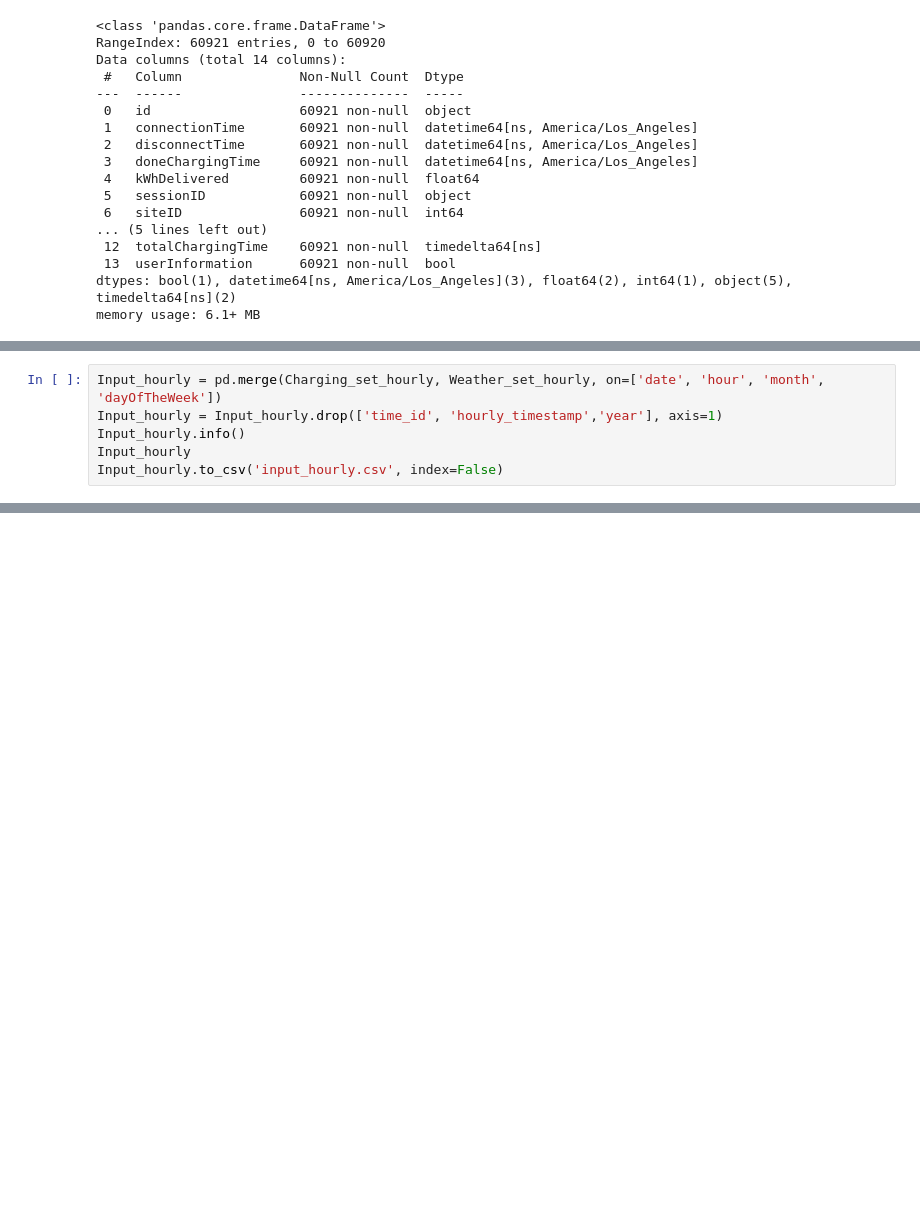
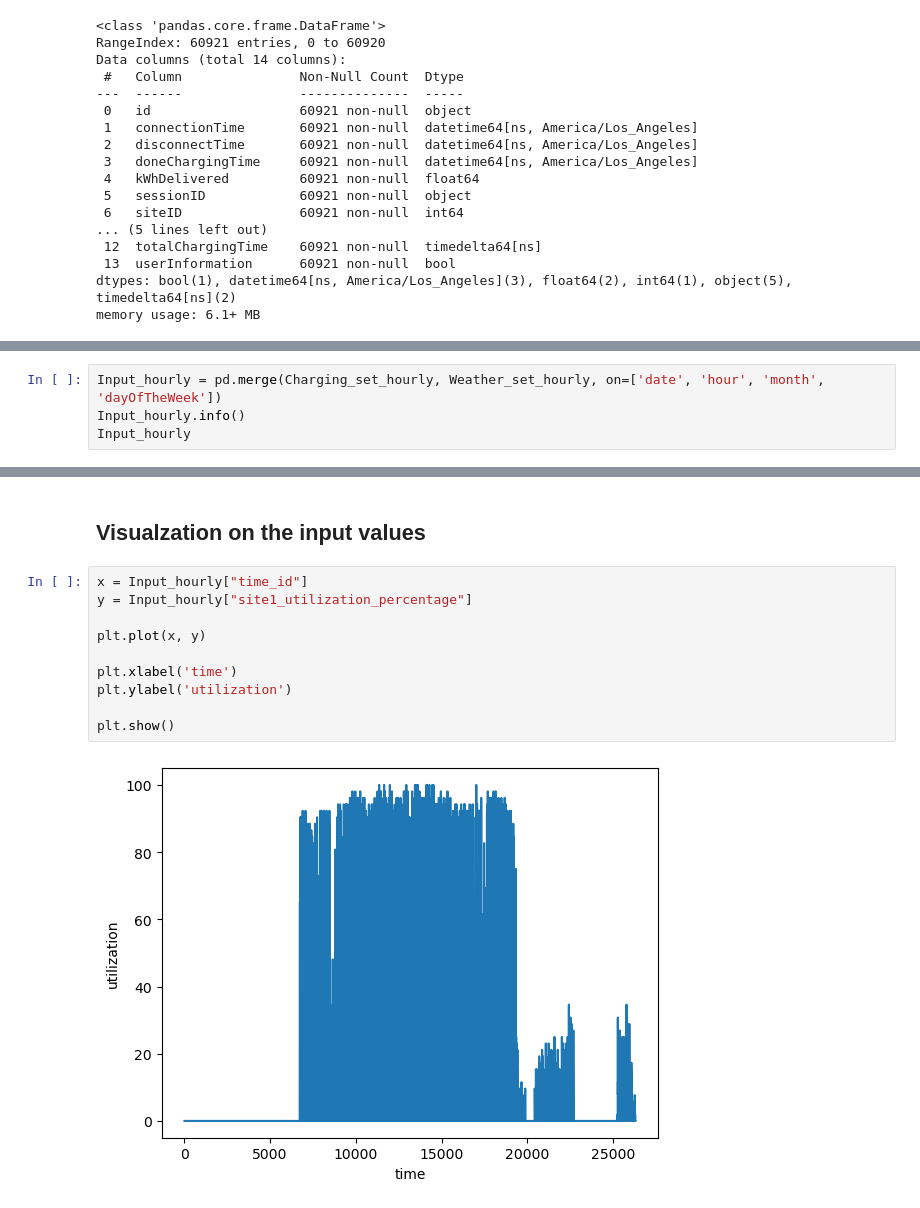
Before and after one commit to linusslange/AnalyticsAndApplications, a Jupyter notebook: UtilizationPredictionPreprocessing.ipynb, the cells around one changed output, grey strips where cells are left out. Drawn from its saved outputs; the diff is of its cells as text; blank space fills up the shorter version.

```diff
--- a/UtilizationPredictionPreprocessing.ipynb
+++ b/UtilizationPredictionPreprocessing.ipynb
@@ -204,9 +211,7 @@ Charging_set_hourly
 # %%
 Input_hourly = pd.merge(Charging_set_hourly, Weather_set_hourly, on=['date', 'hour', 'month', 'dayOfTheWeek'])
-Input_hourly = Input_hourly.drop(['time_id', 'hourly_timestamp','year'], axis=1)
 Input_hourly.info()
 Input_hourly
-Input_hourly.to_csv('input_hourly.csv', index=False)
 # %% [output]
 <class 'pandas.core.frame.DataFrame'>
 RangeIndex: 26304 entries, 0 to 26303
@@ -227,0 +245,14 @@ memory usage: 1.7+ MB
+# %% [markdown]
+## Visualzation on the input values
+# %%
+x = Input_hourly["time_id"]
+y = Input_hourly["site1_utilization_percentage"]
+
+plt.plot(x, y)
+
+plt.xlabel('time')
+plt.ylabel('utilization')
+
+plt.show()
+# %% [output]
+[figure, added]
```
Also changed, not shown: parts of 15 cells of this notebook, 1 other file.
